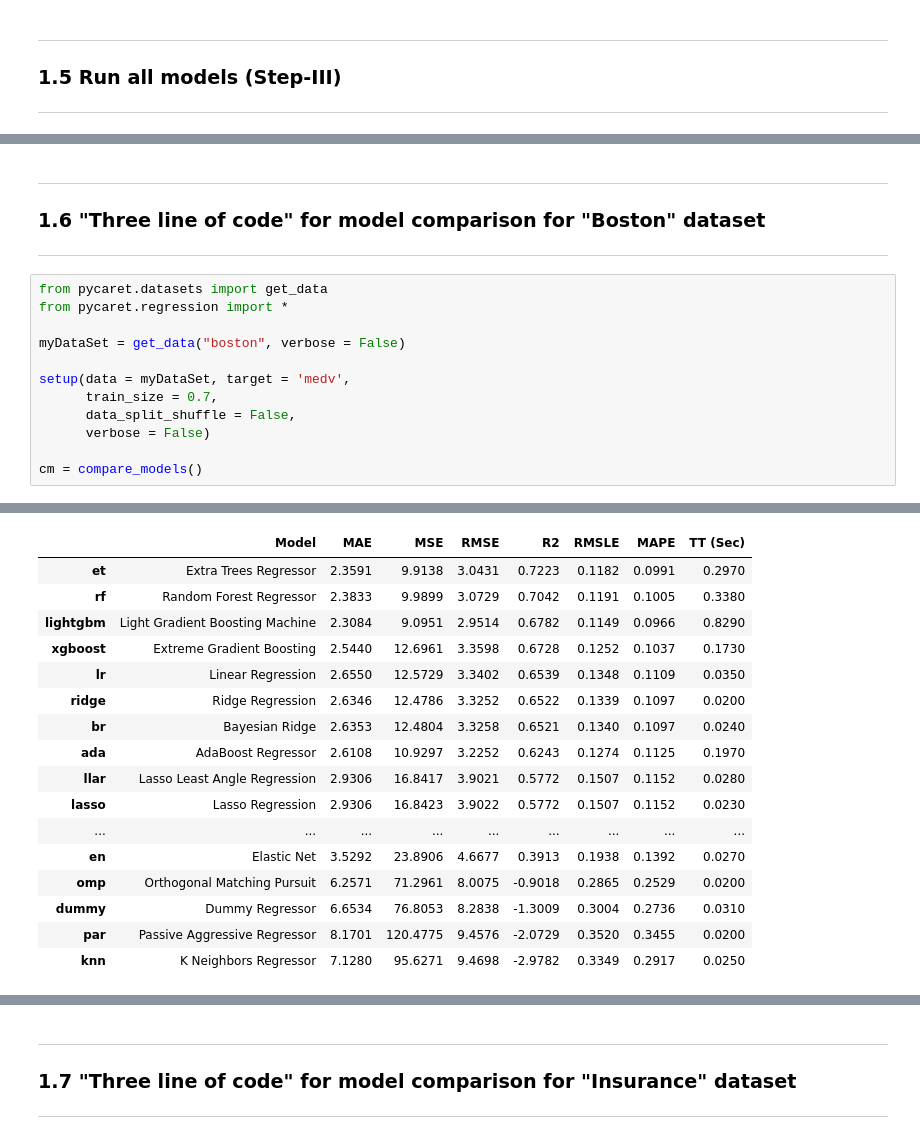
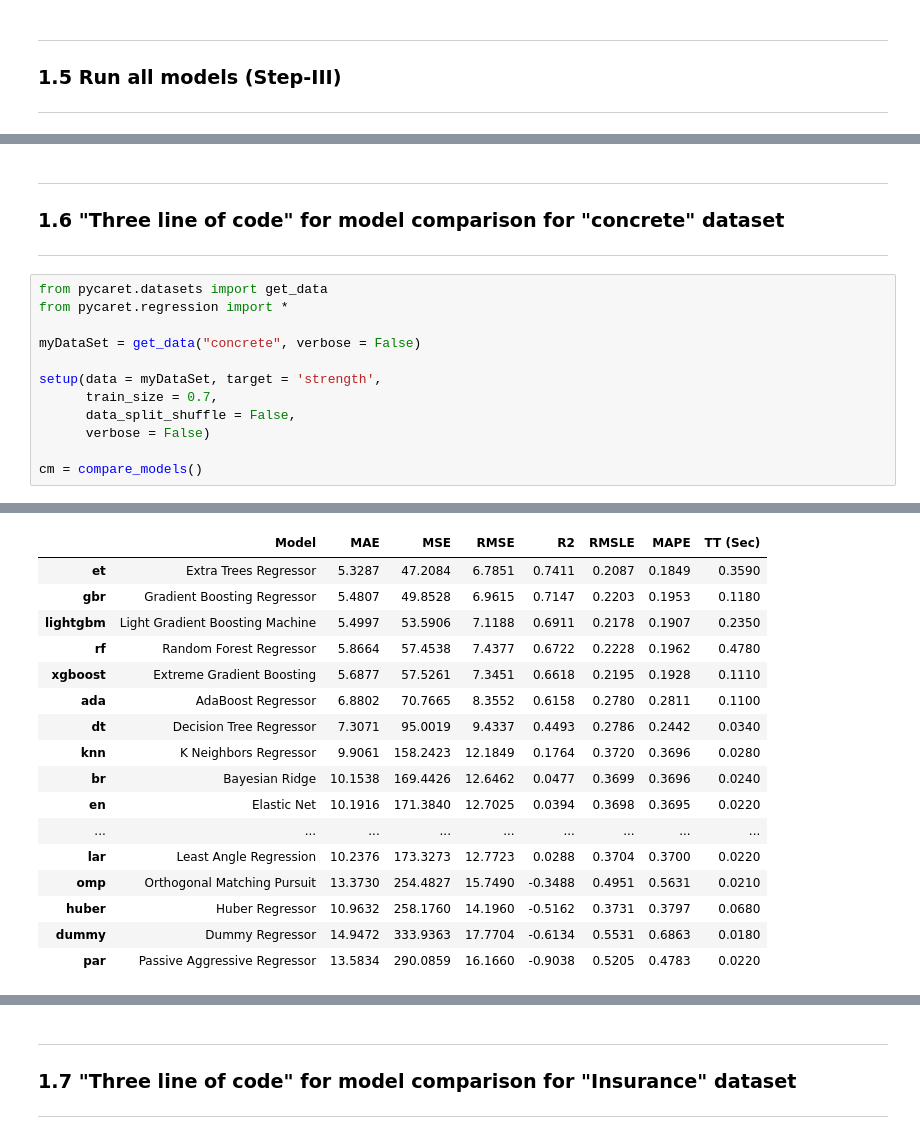
Before and after one commit to udaysharma1501/Exploring-Pycaret, a Jupyter notebook: Exploring_pycaret_with_Regression.ipynb, the cells around one changed output, grey strips where cells are left out. Drawn from its saved outputs; the diff is of its cells as text.

```diff
--- a/Exploring_pycaret_with_Regression.ipynb
+++ b/Exploring_pycaret_with_Regression.ipynb
@@ -119,38 +118,38 @@ cm = compare_models()
 # %% [markdown]
 ---
-### **1.6 "Three line of code" for model comparison for "Boston" dataset**
+### **1.6 "Three line of code" for model comparison for "concrete" dataset**
 ---
 # %%
 from pycaret.datasets import get_data
 from pycaret.regression import *
 
-myDataSet = get_data("boston", verbose = False)
+myDataSet = get_data("concrete", verbose = False)
 
-setup(data = myDataSet, target = 'medv',
+setup(data = myDataSet, target = 'strength',
       train_size = 0.7,
       data_split_shuffle = False,
       verbose = False)
 
 cm = compare_models()
 # %% [output]
 [interactive output not drawn]
 |  | Model | MAE | MSE | RMSE | R2 | RMSLE | MAPE | TT (Sec) |
-| et | Extra Trees Regressor | 2.3591 | 9.9138 | 3.0431 | 0.7223 | 0.1182 | 0.0991 | 0.2970 |
-| rf | Random Forest Regressor | 2.3833 | 9.9899 | 3.0729 | 0.7042 | 0.1191 | 0.1005 | 0.3380 |
-| lightgbm | Light Gradient Boosting Machine | 2.3084 | 9.0951 | 2.9514 | 0.6782 | 0.1149 | 0.0966 | 0.8290 |
-| xgboost | Extreme Gradient Boosting | 2.5440 | 12.6961 | 3.3598 | 0.6728 | 0.1252 | 0.1037 | 0.1730 |
-| lr | Linear Regression | 2.6550 | 12.5729 | 3.3402 | 0.6539 | 0.1348 | 0.1109 | 0.0350 |
-| ridge | Ridge Regression | 2.6346 | 12.4786 | 3.3252 | 0.6522 | 0.1339 | 0.1097 | 0.0200 |
-| br | Bayesian Ridge | 2.6353 | 12.4804 | 3.3258 | 0.6521 | 0.1340 | 0.1097 | 0.0240 |
-| ada | AdaBoost Regressor | 2.6108 | 10.9297 | 3.2252 | 0.6243 | 0.1274 | 0.1125 | 0.1970 |
-| llar | Lasso Least Angle Regression | 2.9306 | 16.8417 | 3.9021 | 0.5772 | 0.1507 | 0.1152 | 0.0280 |
-| lasso | Lasso Regression | 2.9306 | 16.8423 | 3.9022 | 0.5772 | 0.1507 | 0.1152 | 0.0230 |
+| et | Extra Trees Regressor | 5.3287 | 47.2084 | 6.7851 | 0.7411 | 0.2087 | 0.1849 | 0.3590 |
+| gbr | Gradient Boosting Regressor | 5.4807 | 49.8528 | 6.9615 | 0.7147 | 0.2203 | 0.1953 | 0.1180 |
+| lightgbm | Light Gradient Boosting Machine | 5.4997 | 53.5906 | 7.1188 | 0.6911 | 0.2178 | 0.1907 | 0.2350 |
+| rf | Random Forest Regressor | 5.8664 | 57.4538 | 7.4377 | 0.6722 | 0.2228 | 0.1962 | 0.4780 |
+| xgboost | Extreme Gradient Boosting | 5.6877 | 57.5261 | 7.3451 | 0.6618 | 0.2195 | 0.1928 | 0.1110 |
+| ada | AdaBoost Regressor | 6.8802 | 70.7665 | 8.3552 | 0.6158 | 0.2780 | 0.2811 | 0.1100 |
+| dt | Decision Tree Regressor | 7.3071 | 95.0019 | 9.4337 | 0.4493 | 0.2786 | 0.2442 | 0.0340 |
+| knn | K Neighbors Regressor | 9.9061 | 158.2423 | 12.1849 | 0.1764 | 0.3720 | 0.3696 | 0.0280 |
+| br | Bayesian Ridge | 10.1538 | 169.4426 | 12.6462 | 0.0477 | 0.3699 | 0.3696 | 0.0240 |
+| en | Elastic Net | 10.1916 | 171.3840 | 12.7025 | 0.0394 | 0.3698 | 0.3695 | 0.0220 |
 | ... | ... | ... | ... | ... | ... | ... | ... | ... |
-| en | Elastic Net | 3.5292 | 23.8906 | 4.6677 | 0.3913 | 0.1938 | 0.1392 | 0.0270 |
-| omp | Orthogonal Matching Pursuit | 6.2571 | 71.2961 | 8.0075 | -0.9018 | 0.2865 | 0.2529 | 0.0200 |
-| dummy | Dummy Regressor | 6.6534 | 76.8053 | 8.2838 | -1.3009 | 0.3004 | 0.2736 | 0.0310 |
-| par | Passive Aggressive Regressor | 8.1701 | 120.4775 | 9.4576 | -2.0729 | 0.3520 | 0.3455 | 0.0200 |
-| knn | K Neighbors Regressor | 7.1280 | 95.6271 | 9.4698 | -2.9782 | 0.3349 | 0.2917 | 0.0250 |
+| lar | Least Angle Regression | 10.2376 | 173.3273 | 12.7723 | 0.0288 | 0.3704 | 0.3700 | 0.0220 |
+| omp | Orthogonal Matching Pursuit | 13.3730 | 254.4827 | 15.7490 | -0.3488 | 0.4951 | 0.5631 | 0.0210 |
+| huber | Huber Regressor | 10.9632 | 258.1760 | 14.1960 | -0.5162 | 0.3731 | 0.3797 | 0.0680 |
+| dummy | Dummy Regressor | 14.9472 | 333.9363 | 17.7704 | -0.6134 | 0.5531 | 0.6863 | 0.0180 |
+| par | Passive Aggressive Regressor | 13.5834 | 290.0859 | 16.1660 | -0.9038 | 0.5205 | 0.4783 | 0.0220 |
 [interactive output not drawn]
 # %% [markdown]
 ---
```
Also changed, not shown: parts of 9 cells of this notebook.
